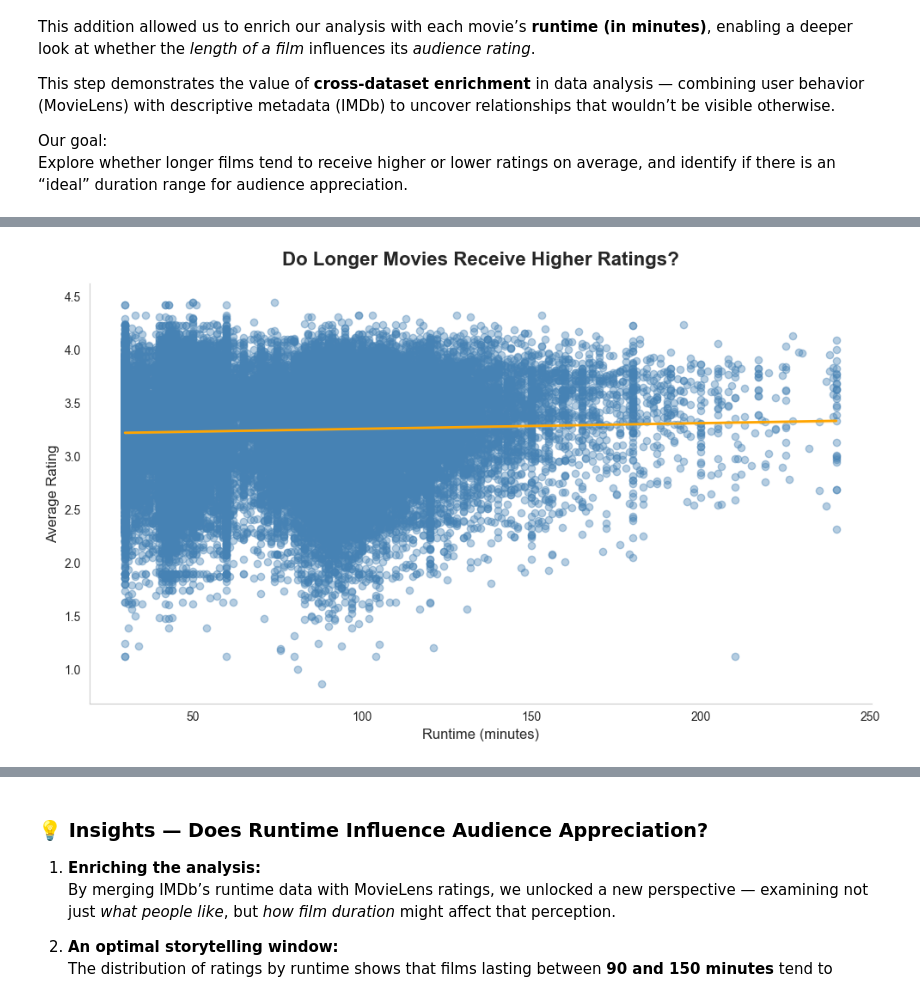
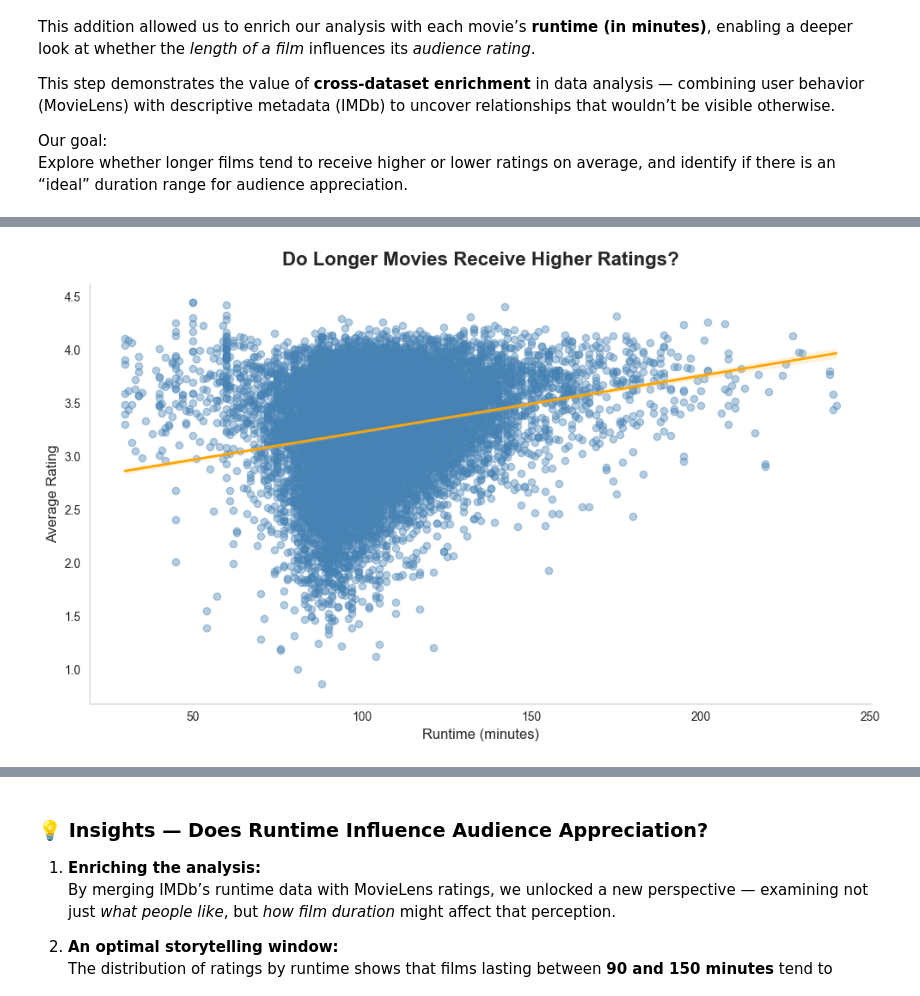
Before and after one commit to ritamaravilhamarques/BDF25_7, a Jupyter notebook: BDF25_7_data/big_data/ml-32m/Notebook_2.ipynb, the cells around one changed output, grey strips where cells are left out. Saved outputs shown, nothing was run; the diff lists cells and outputs as text; code cells hidden in the pictures.

Commit message:
add user analysis
add user analysis

```diff
--- a/BDF25_7_data/big_data/ml-32m/Notebook_2.ipynb
+++ b/BDF25_7_data/big_data/ml-32m/Notebook_2.ipynb
@@ -1021,13 +1039,13 @@ This question allows us to identify **cultural and cinematic trends** — how pr
 By analyzing long-term trends, we can gain insight into how cinema reflects society’s evolving interests, values, and global circumstances.
 # %%
 
-df_moviedetails = df_moviedetails.with_columns(
+df_moviedetails_1 = df_moviedetails.with_columns(
     (pl.col("year") // 10 * 10).alias("decade")
 )
 
 
 df_genre_trends = (
-    df_moviedetails
+    df_moviedetails_1
     .with_columns(pl.col("genres").str.split("|"))
     .explode("genres")
     .group_by(["decade", "genres"])
@@ -1217,3 +1323,2 @@ Index(['tconst', 'titleType', 'primaryTitle', 'originalTitle', 'isAdult',
 # %%
-
-df_moviedetails = df_moviedetails.to_pandas()
+df_moviedetails_duration = df_moviedetails.clone()
@@ -1248,0 +1325,17 @@ df_with_runtime[["title", "average_rating", "runtimeMinutes"]].head(10)
+# %%
+df_moviedetails_duration = (
+    #using df_moviedetails_2 because it is a polars dataframe
+    df_moviedetails_duration
+    .join(df_links.select(["movieId", "imdbId"]), on="movieId", how="left")
+    .join(
+        #using imdb_df_1 because it is a polars dataframe
+        imdb_df_1.with_columns(
+            pl.col("tconst").str.strip_prefix("tt").alias("imdbId")
+        ).select(["imdbId", "runtimeMinutes"]),
+        on="imdbId",
+        how="left"
+    )
+)
+
+
+df_moviedetails_duration.head()
@@ -1249,30 +1351,34 @@ df_with_runtime[["title", "average_rating", "runtimeMinutes"]].head(10)
 # %%
 # Filtrar apenas filmes com duração plausível (entre 30 e 240 minutos)
-df_filtered = df_with_runtime[
-    (df_with_runtime["runtimeMinutes"] >= 30) &
-    (df_with_runtime["runtimeMinutes"] <= 240)
+#transform to pandas for the analysis
+df_moviedetails_duration = df_moviedetails_duration.to_pandas()
+
+
+df_moviedetails_duration = df_moviedetails_duration[
+    (df_moviedetails_duration["runtimeMinutes"] >= 30) &
+    (df_moviedetails_duration["runtimeMinutes"] <= 240)
 ]
 
 plt.figure(figsize=(10,6))
 sns.set_style("whitegrid")
 
 sns.regplot(
-    data=df_filtered,
+    data=df_moviedetails_duration,
     x="runtimeMinutes",
     y="average_rating",
     scatter_kws={"alpha":0.4, "color":"#4682b4"},
     line_kws={"color":"#ffa500", "lw":2}
 )
 
 plt.title("Do Longer Movies Receive Higher Ratings?", fontsize=16, weight="bold", pad=15)
 plt.xlabel("Runtime (minutes)", fontsize=12)
 plt.ylabel("Average Rating", fontsize=12)
 plt.grid(False)
 sns.despine()
 plt.tight_layout()
 plt.show()
 # %% [output]
-[figure, old version]
+[figure, new version]
 # %%
 # Criar categorias de duração
 bins = [0, 60, 90, 120, 150, 240]
```
Also changed, not shown: parts of 39 cells of this notebook, 1 other file.
